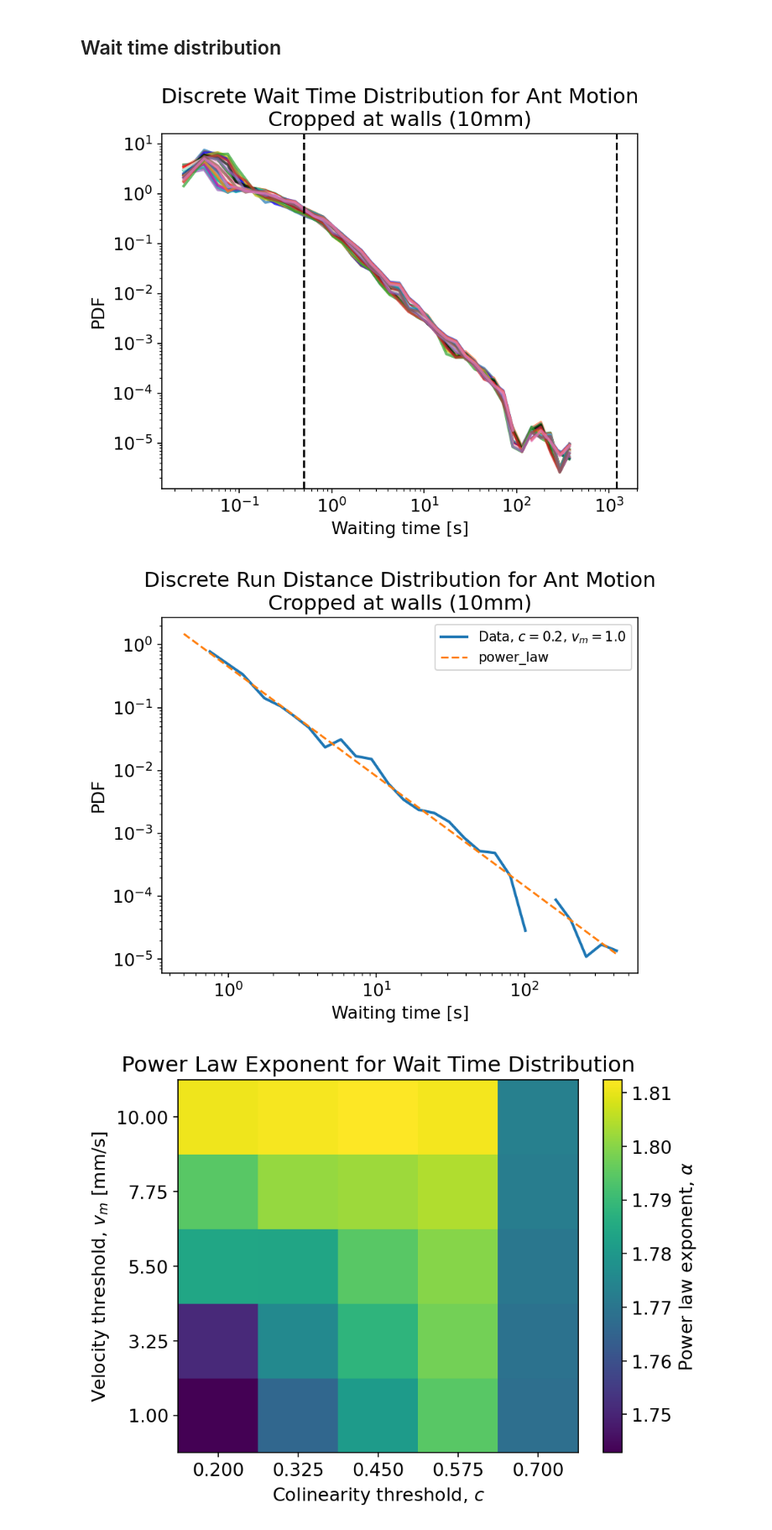
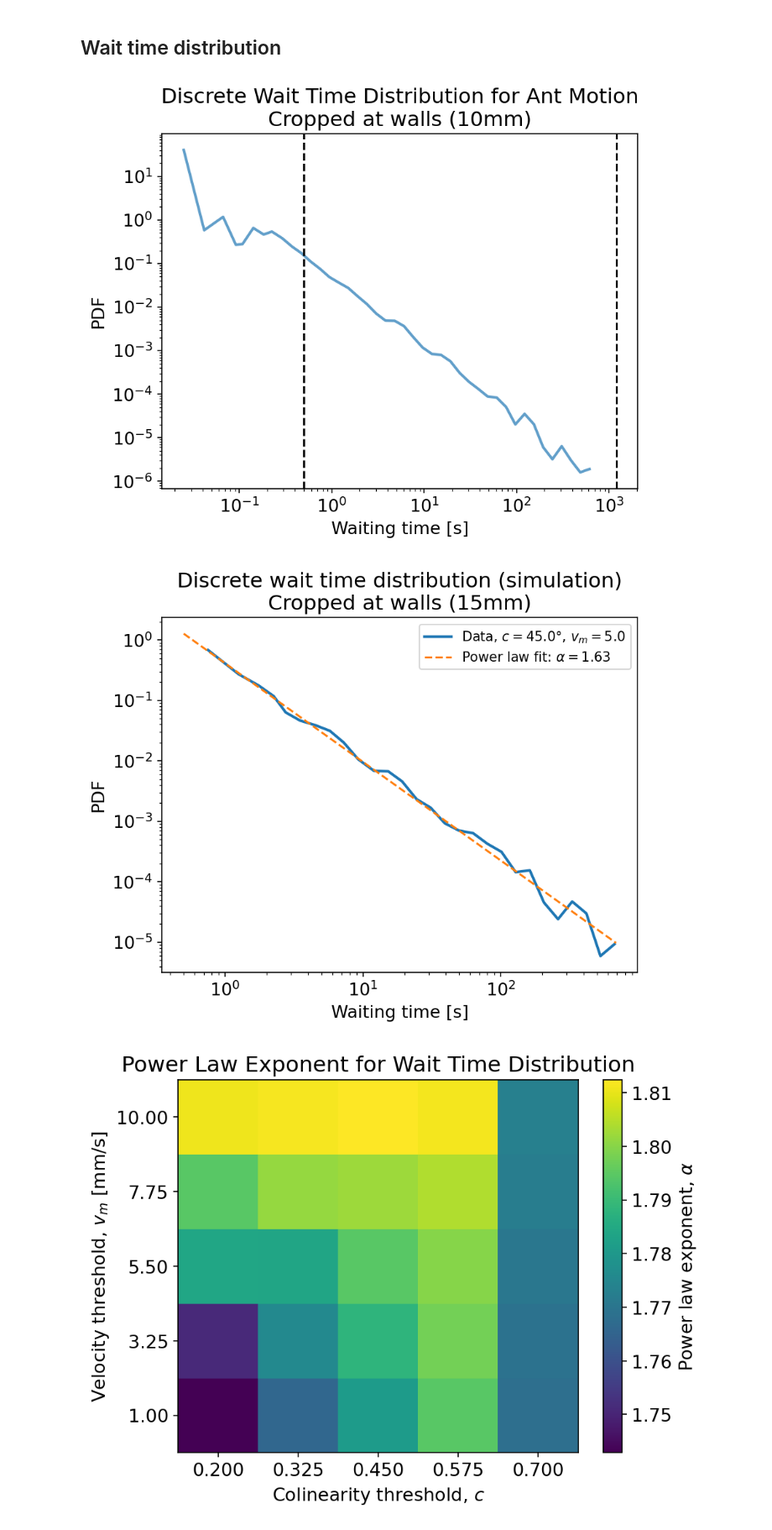
Before and after one commit to Jfeatherstone/tracker, a Jupyter notebook: notebooks/uncleaned/11_DiscretizedWaitingTimeDistribution.ipynb, the cells around one changed output. Shown at 84% size. Drawn from its saved outputs; the diff is of its cells as text; code cells hidden in the pictures.

Commit message:
Added simulation code

```diff
--- a/notebooks/uncleaned/11_DiscretizedWaitingTimeDistribution.ipynb
+++ b/notebooks/uncleaned/11_DiscretizedWaitingTimeDistribution.ipynb
@@ -19,6 +19,7 @@ From tracker/_init__.py:
 SLEAP not detected; make sure to install SLEAP if intending to use postprocessing notebook. Otherwise, ignore this message.
 # %%
-dataFile = '/home/jack/Workspaces/data/ant_tracking/ant_dataset_1_2025-09-20.h5'
+#dataFile = '/home/jack/Workspaces/data/ant_tracking/ant_dataset_1_2025-09-20.h5'
+dataFile = '/home/jack/Workspaces/data/ant_simulation/bounded_test_dataset_true.h5'
 
 minimumLength = 5 # seconds
 smoothingWindow = 10 # frames
@@ -28,7 +29,7 @@ excludeOutliers = True
 excludeShortSegments = True
 excludeObjects = True
 
-padding = 10 # mm
+padding = 15 # mm
 inversePadding = None # mm
 
 dataArr, timeArr, metadataArr = loadAntData(dataFile, minimumLength, smoothingWindow, maximumTimeSkip,
@@ -42,9 +43,11 @@ As is emphasized in many other parts of this project, discretizing a continuous
 # Convert to discrete steps
 # Given as a colinearity value, between [0, 1]
 cArr = np.linspace(0.2, 0.7, 5)
+cArr = [np.cos(np.pi/4)]
 # The minimum velocity that we use to identify waiting
 # periods, in mm/s
 velocityThresholdArr = np.linspace(1, 10, 5) # mm/s
+velocityThresholdArr = [5]
 
 # These two arrays give values of each individual parameter
 # so the total number of samples is the product of their lengths.
@@ -91,33 +94,33 @@ for i in range(len(cArr)):
 # %%
 # Minimum time; should be the smallest time we consider
 # significant for a discretized run:
 xMin = maximumTimeSkip / metadataArr[0]["fps"] * 3
 # Maximum time should be the length of a trial
 xMax = 1200 # [s], 20 minutes
 
 colors = list(mpl.colors.TABLEAU_COLORS) + list(mpl.colors.BASE_COLORS)
 
 fig, ax = plt.subplots()
 alphaArr = np.zeros(len(discreteStepSizeArr))
 
 for i in range(len(discreteStepSizeArr)):
     waitTimes = np.array([t for wt in waitTimeArr[i] for t in wt])
 
     powerlaw.plot_pdf(waitTimes, ax=ax, color=colors[i % len(colors)], label=f'Data, $c = {cArr[i]:.2}$, $v_m = {velocityThresholdArr[i]:.3}$', linewidth=2, alpha=0.7)
 
 plt.axvline(xMin, c='black', linestyle='--')
 plt.axvline(xMax, c='black', linestyle='--')
 
 plt.yscale('log')
 plt.xscale('log')
 plt.ylabel('PDF')
 plt.xlabel('Waiting time [s]')
 #plt.legend(fontsize=10)
 plt.title('Discrete Wait Time Distribution for Ant Motion\nCropped at walls (10mm)')
-pltsaveall('11_DiscreteWaitTime_Cropped')
+#pltsaveall('11_DiscreteWaitTime_Cropped')
 plt.show()
 # %% [output]
-[figure, old version]
+[figure, new version]
 # %%
 # Minimum time; should be the smallest time we consider
 # significant for a discretized run:
@@ -134,8 +137,9 @@ for i in [0]:#range(len(discreteStepSizeArr)):
 
     fit = powerlaw.Fit(waitTimes, xmin=xMin, xmax=xMax)
 
-    fit.plot_pdf(ax=ax, color=colors[i % len(colors)], label=f'Data, $c = {cArr[i]:.2}$, $v_m = {velocityThresholdArr[i]:.3}$', linewidth=2)
-    fit.power_law.plot_pdf(ax=ax, linestyle='--', color=colors[1], label='power_law')
+    fit.plot_pdf(ax=ax, color=colors[i % len(colors)], label=f'Data, $c = {np.arccos(cArr[i])*180/np.pi}\\degree$, $v_m = {velocityThresholdArr[i]:.3}$', linewidth=2)
+    fit.power_law.plot_pdf(ax=ax, linestyle='--', color=colors[1], label=f'Power law fit: $\\alpha = {fit.power_law.alpha:.4}$')
+#    powerlaw.Power_Law(xmin=xMin, xmax=xMax, alpha=1.64).plot_pdf(ax=ax, linestyle='--', color=colors[1], label='power_law')
 
 plt.yscale('log')
 plt.xscale('log')
@@ -144,11 +148,12 @@ plt.ylabel('PDF')
 plt.xlabel('Waiting time [s]')
 plt.legend(fontsize=10)
 #plt.title('Discrete Run Distance Distribution for Ant Motion\nUncropped')
-plt.title('Discrete Run Distance Distribution for Ant Motion\nCropped at walls (10mm)')
-pltsaveall('11_DiscreteWaitTime_TestFit')
+plt.title('Discrete wait time distribution (simulation)\nCropped at walls (15mm)')
+#pltsaveall('11_DiscreteWaitTime_TestFit')
+plt.savefig('simulation_wait_time.png', bbox_inches='tight')
 plt.show()
 # %% [output]
-[figure, old version]
+[figure, new version]
 # %%
 alphaArr = np.zeros(len(discreteStepSizeArr))
 
```
Also changed, not shown: parts of 2 cells of this notebook, 12 other files.
